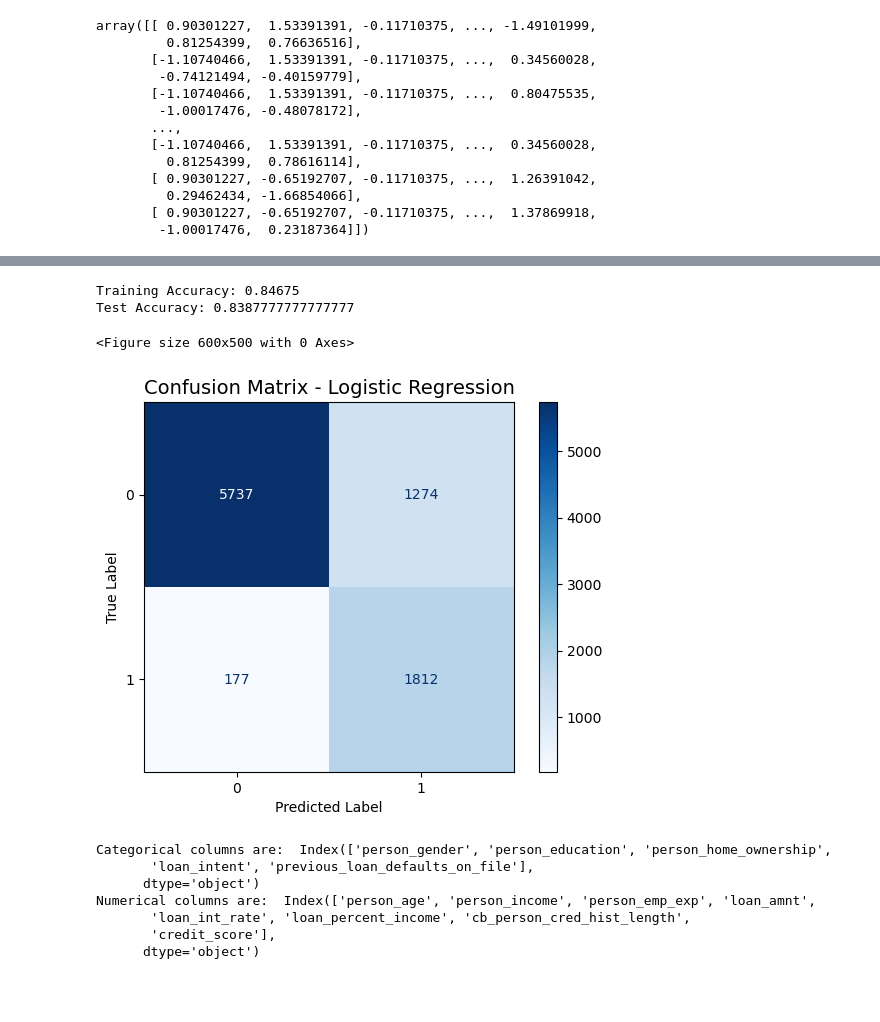
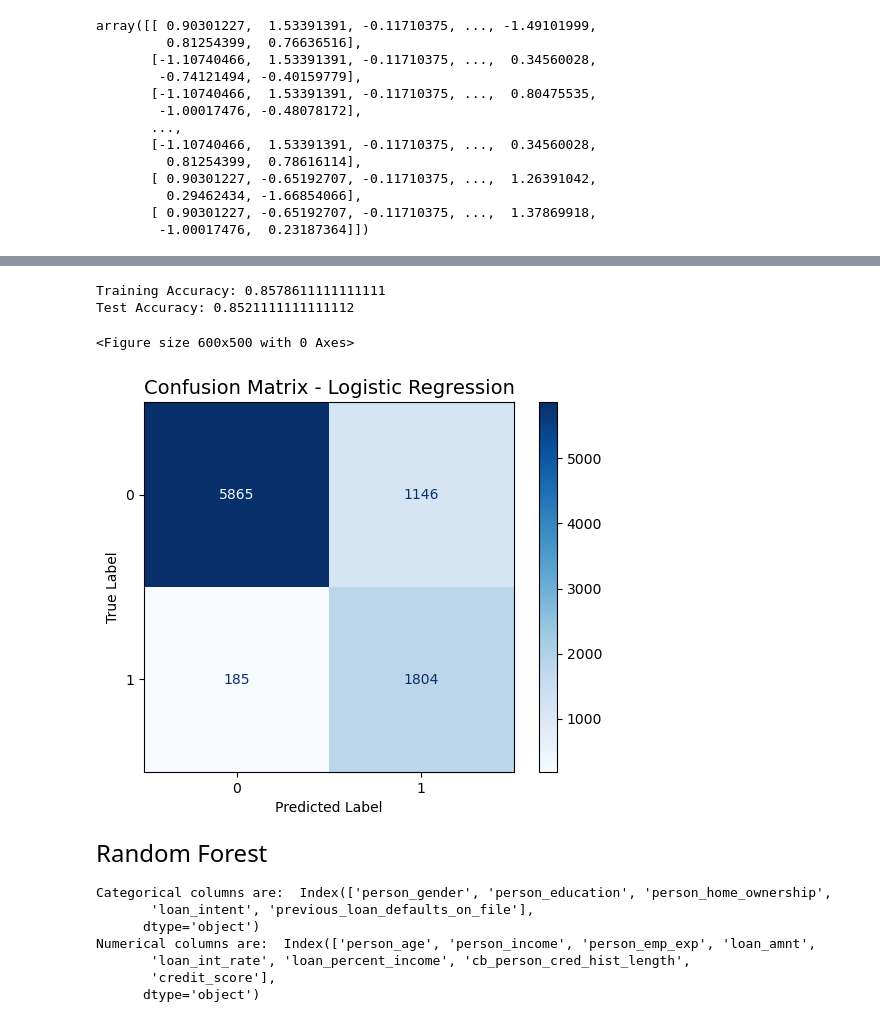
Before and after one commit to samstrc/AppliedML_FinalProj, a Jupyter notebook: loan_approval.ipynb, the cells around one changed output, grey strips where cells are left out. Saved outputs shown, nothing was run; the diff lists cells and outputs as text; code cells hidden in the pictures; blank space fills up the shorter version.

```diff
--- a/loan_approval.ipynb
+++ b/loan_approval.ipynb
@@ -431,11 +440,33 @@ array([[ 0.90301227,  1.53391391, -0.11710375, ..., -1.49101999,
+# %%
+#Param_grid to find out the best combination of hyperparameters
+
+from sklearn.model_selection import GridSearchCV
+param_grid = [
+
+# L1 with liblinear
+    {
+        'logreg__penalty': ['l1'],
+        'logreg__solver': ['liblinear'],
+        'logreg__max_iter': [500, 100],
+        'logreg__C': np.logspace(-3, 3, 8),
+    },
+# L2 with lbfgs and liblinear
+    {
+        'logreg__penalty': ['l2'],
+        'logreg__solver': ['lbfgs', 'liblinear'],
+        'logreg__max_iter': [500, 100],
+        'logreg__C': np.logspace(-3, 3, 8),
+    },
+
+]
 # %%
 #Putting the remaining preprcoessing steps in the pipeline
 from imblearn.pipeline import Pipeline
 from imblearn.under_sampling import RandomUnderSampler
 from sklearn.feature_selection import SelectKBest, f_classif
+from imblearn.over_sampling import SMOTE
 pipeline = Pipeline([
-    ("under",RandomUnderSampler()),
-    ("kbest", SelectKBest(f_classif, k=7)),
-    ("logreg", LogisticRegression(max_iter=500))
+    ("SMOTE",SMOTE()),
+    ("kbest", SelectKBest(f_classif, k=10)),
+    ("logreg", LogisticRegression(max_iter=400))
 ])
-pipeline.fit(X_train_scaled, y_train)
@@ -444,0 +473,3 @@ Pipeline(steps=[('under', RandomUnderSampler()), ('kbest', SelectKBest(k=7)),
+# %%
+clf = GridSearchCV(estimator = pipeline, param_grid=param_grid, cv= 5, verbose =True)
+clf
@@ -444,0 +493,2 @@ Pipeline(steps=[('under', RandomUnderSampler()), ('kbest', SelectKBest(k=7)),
+# %%
+clf.fit(X_train_scaled, y_train)
@@ -445,32 +513,32 @@ Pipeline(steps=[('under', RandomUnderSampler()), ('kbest', SelectKBest(k=7)),
 # %%
 #Evaluating the train test accuracy
-train_score = pipeline.score(X_train_scaled, y_train)
-test_score  = pipeline.score(X_test_scaled,  y_test)
+train_score = clf.score(X_train_scaled, y_train)
+test_score  = clf.score(X_test_scaled,  y_test)
 
 print("Training Accuracy:", train_score)
 print("Test Accuracy:", test_score)
 # %% [output]
-Training Accuracy: 0.84675
-Test Accuracy: 0.8387777777777777
+Training Accuracy: 0.8578611111111111
+Test Accuracy: 0.8521111111111112
 # %%
 from sklearn.metrics import confusion_matrix, ConfusionMatrixDisplay
 import matplotlib.pyplot as plt
 
 # Get predictions
-y_pred = pipeline.predict(X_test_scaled)
+y_pred = clf.predict(X_test_scaled)
 
 # Compute confusion matrix
 cm = confusion_matrix(y_test, y_pred)
 
 # Create the visual confusion matrix
 plt.figure(figsize=(6,5))
 disp = ConfusionMatrixDisplay(confusion_matrix=cm)
-disp.plot(cmap='Blues)
+disp.plot(cmap='Blues')
 
 plt.title("Confusion Matrix - Logistic Regression", fontsize=14)
 plt.xlabel("Predicted Label")
 plt.ylabel("True Label")
 plt.show()
 # %% [output]
 <Figure size 600x500 with 0 Axes>
-[figure, old version]
+[figure, new version]
@@ -479,3 +545,7 @@ plt.show()
+# %% [markdown]
+<p style ="font-size:24px;">
+    Random Forest
+</p>
 # %%
 #Read data from csv and train-test split
 df = pd.read_csv("loan_data.csv")
```
Also changed, not shown: parts of 8 cells of this notebook.
